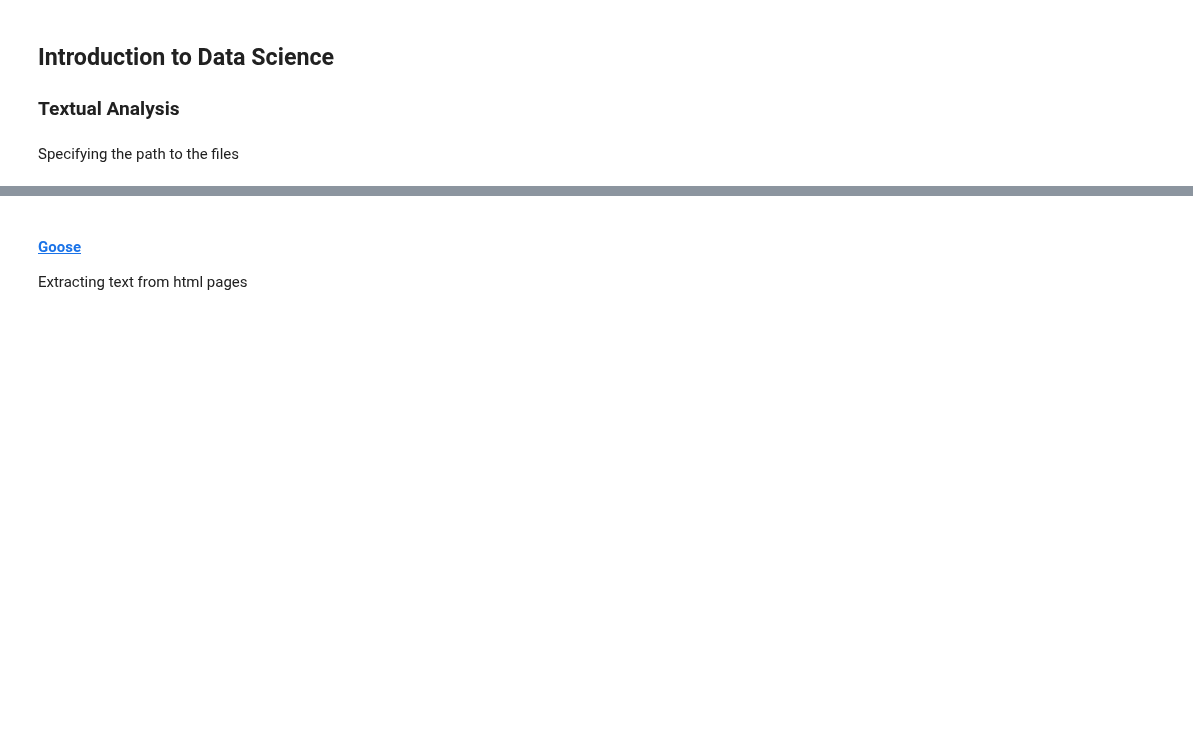
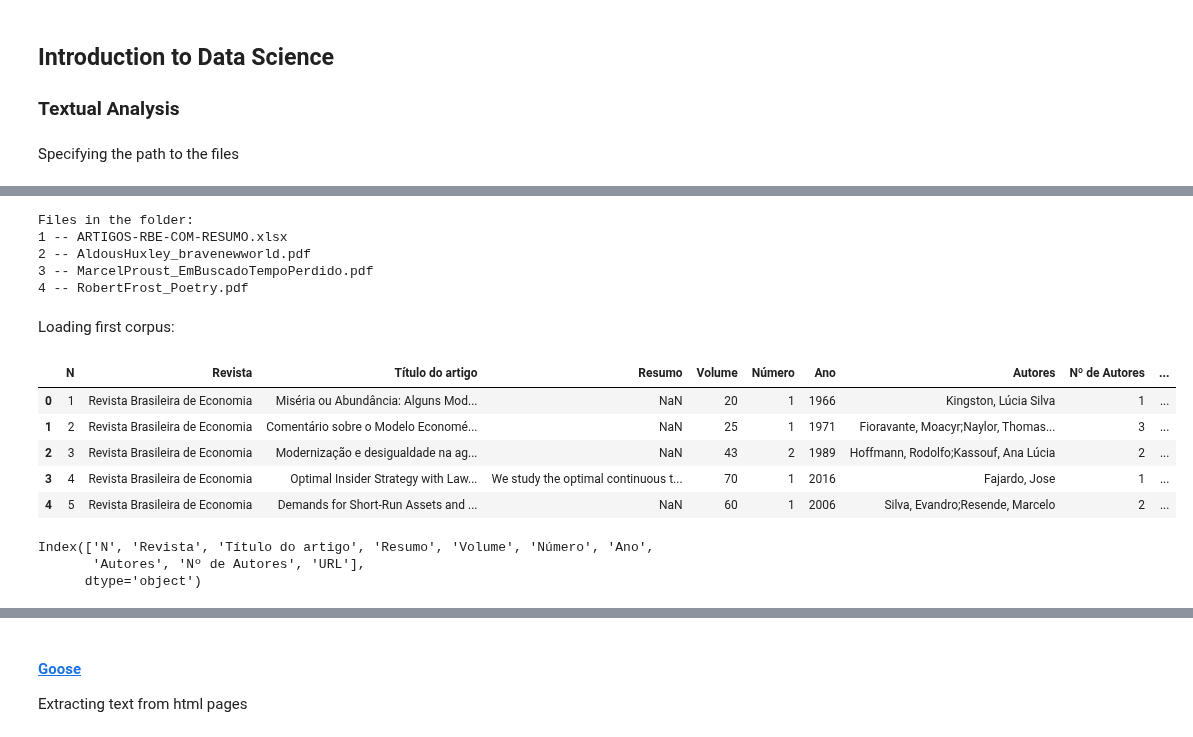
Before and after one commit to rsouza/FGV_Intro_DS, a Jupyter notebook: notebooks/8-EDA_Textual_Analysis.ipynb, the cells around one changed output, grey strips where cells are left out. Drawn from its saved outputs; the diff is of its cells as text; code cells hidden in the pictures; blank space fills up the shorter version.

```diff
--- a/notebooks/8-EDA_Textual_Analysis.ipynb
+++ b/notebooks/8-EDA_Textual_Analysis.ipynb
@@ -41,0 +50,32 @@ oplexicon = 'oplexicon_v3.0/lexico_v3.0.txt'
+# %%
+corpuspath = datapath / 'Texts'
+onlyfiles = [f for f in os.listdir(corpuspath) if os.path.isfile(os.path.join(corpuspath,f)) and not f.startswith('.')]
+onlydirs.sort()
+
+print('Files in the folder:')
+for i, w in enumerate(onlyfiles[0:]):
+    print(i+1, '--' ,w)
+# %% [output]
+Files in the folder:
+1 -- ARTIGOS-RBE-COM-RESUMO.xlsx
+2 -- AldousHuxley_bravenewworld.pdf
+3 -- MarcelProust_EmBuscadoTempoPerdido.pdf
+4 -- RobertFrost_Poetry.pdf
+# %% [markdown]
+Loading first corpus:
+# %%
+df = pd.read_excel(os.path.join(corpuspath, 'ARTIGOS-RBE-COM-RESUMO.xlsx'))
+df.head()
+# %% [output]
+|  | N | Revista | Título do artigo | Resumo | Volume | Número | Ano | Autores | Nº de Autores | ... |
+| 0 | 1 | Revista Brasileira de Economia | Miséria ou Abundância: Alguns Mod... | NaN | 20 | 1 | 1966 | Kingston, Lúcia Silva | 1 | ... |
+| 1 | 2 | Revista Brasileira de Economia | Comentário sobre o Modelo Economé... | NaN | 25 | 1 | 1971 | Fioravante, Moacyr;Naylor, Thomas... | 3 | ... |
+| 2 | 3 | Revista Brasileira de Economia | Modernização e desigualdade na ag... | NaN | 43 | 2 | 1989 | Hoffmann, Rodolfo;Kassouf, Ana Lúcia | 2 | ... |
+| 3 | 4 | Revista Brasileira de Economia | Optimal Insider Strategy with Law... | We study the optimal continuous t... | 70 | 1 | 2016 | Fajardo, Jose | 1 | ... |
+| 4 | 5 | Revista Brasileira de Economia | Demands for Short-Run Assets and ... | NaN | 60 | 1 | 2006 | Silva, Evandro;Resende, Marcelo | 2 | ... |
+# %%
+df.columns
+# %% [output]
+Index(['N', 'Revista', 'Título do artigo', 'Resumo', 'Volume', 'Número', 'Ano',
+       'Autores', 'Nº de Autores', 'URL'],
+      dtype='object')
```
Also changed, not shown: parts of 114 cells of this notebook, 4 other files.
